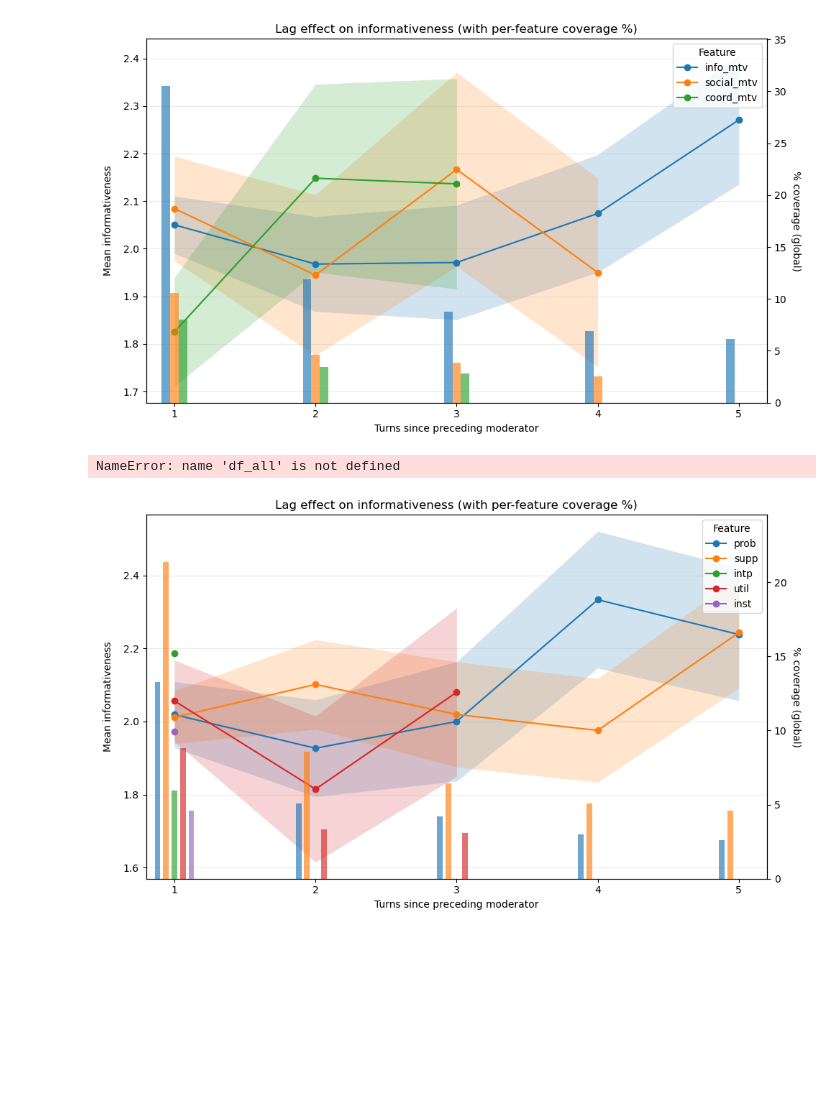
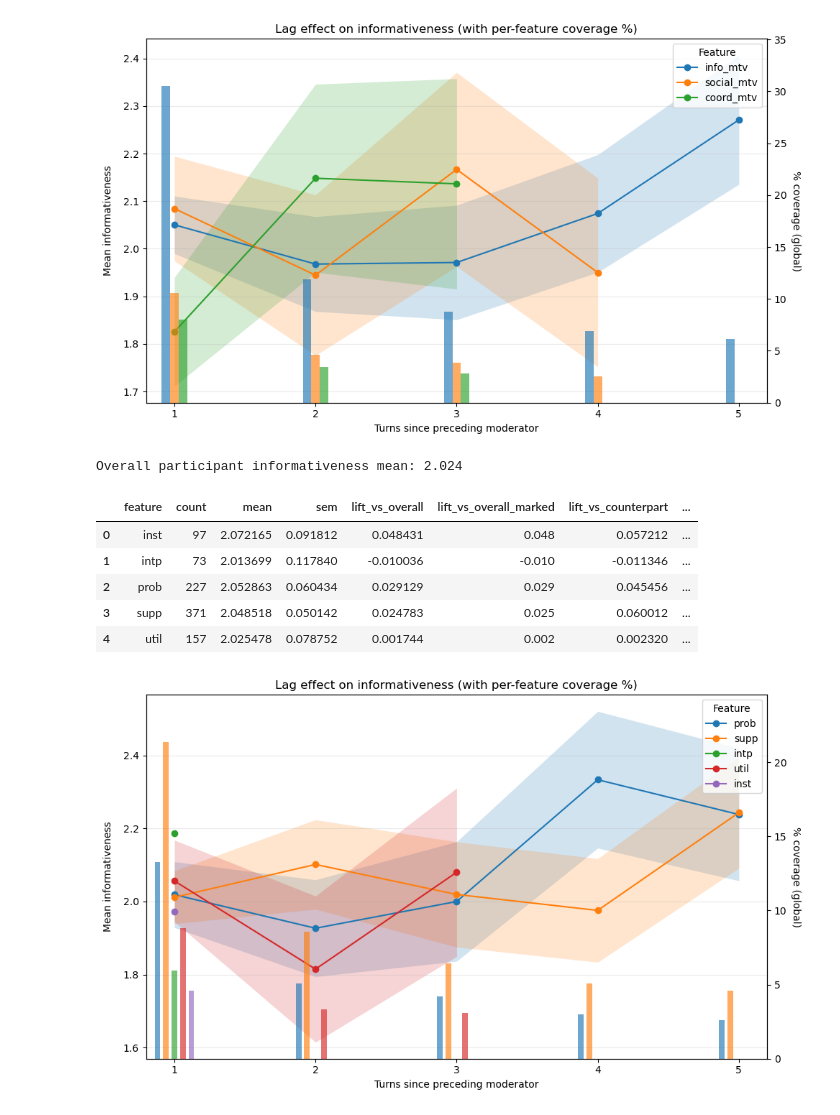
Before and after one commit to mrknight21/memcig-analysis, a Jupyter notebook: analysis/sequence_analysis.ipynb, the cells around one changed output. Drawn from its saved outputs; the diff is of its cells as text; code cells hidden in the pictures; blank space fills up the shorter version.

```diff
--- a/analysis/sequence_analysis.ipynb
+++ b/analysis/sequence_analysis.ipynb
@@ -949,10 +1012,16 @@ plot_lag_single_with_pct_breakdown(
 # %% [output]
 [figure]
 # %%
-part, adj_tab, baseline, lag_tab = show_moderator_act(df_all, "fora", acts=True, motives=False)
+part, adj_tab, baseline, lag_tab = show_moderator_act(all_dfs, "fora", acts=True, motives=False)
 adj_tab
 # %% [output]
-NameError: name 'df_all' is not defined
+Overall participant informativeness mean: 2.024
+|  | feature | count | mean | sem | lift_vs_overall | lift_vs_overall_marked | lift_vs_counterpart | ... |
+| 0 | inst | 97 | 2.072165 | 0.091812 | 0.048431 | 0.048 | 0.057212 | ... |
+| 1 | intp | 73 | 2.013699 | 0.117840 | -0.010036 | -0.010 | -0.011346 | ... |
+| 2 | prob | 227 | 2.052863 | 0.060434 | 0.029129 | 0.029 | 0.045456 | ... |
+| 3 | supp | 371 | 2.048518 | 0.050142 | 0.024783 | 0.025 | 0.060012 | ... |
+| 4 | util | 157 | 2.025478 | 0.078752 | 0.001744 | 0.002 | 0.002320 | ... |
 # %%
 plot_lag_single_with_pct_breakdown(
     lag_tab,
```
Also changed, not shown: parts of 14 cells of this notebook, 28 other files.
